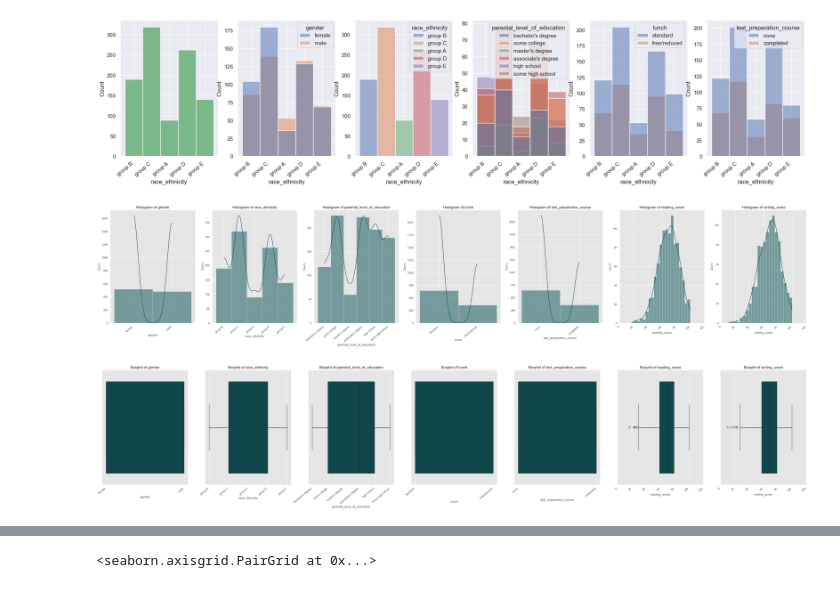
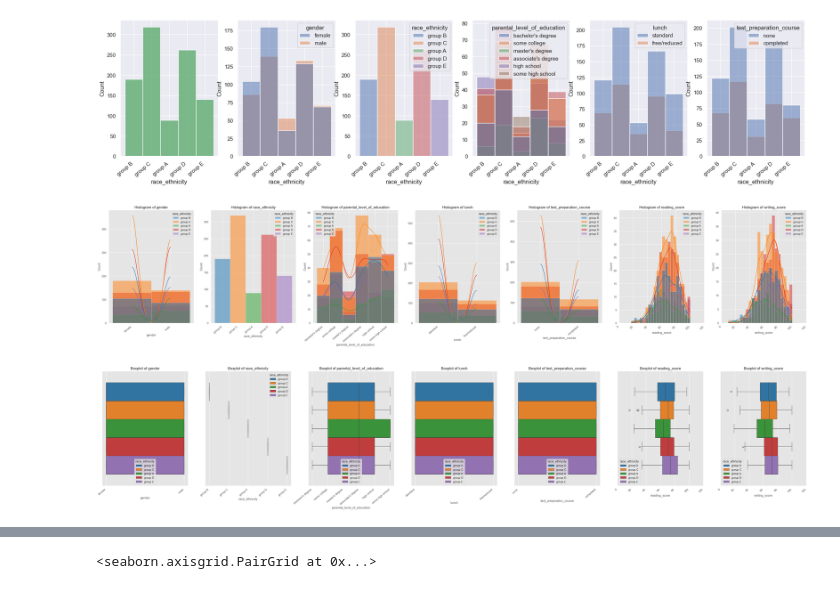
Before and after one commit to badutka/ml-app, a Jupyter notebook: research/validation.ipynb, the cells around one changed output, grey strips where cells are left out. Drawn from its saved outputs; the diff is of its cells as text; code cells hidden in the pictures.

Commit message:
added hue option

```diff
--- a/research/validation.ipynb
+++ b/research/validation.ipynb
@@ -193,7 +193,7 @@ def setup_plots_grid_size(num_rows, num_cols):
 # %%
 color_dark_cyan = '#065054'  # #075f63
 # %%
-def distribution_plots(df, target, option='violin'):
+def distribution_plots(df, target, option='violin', hue=None):
    num_rows, num_cols = setup_plots_grid(num_plots=len(df.columns) - 1, max_cols_in_row=7)
    figsize = setup_plots_grid_size(num_rows, num_cols)
    fig, axs = plt.subplots(num_rows, num_cols, figsize=figsize)
@@ -207,22 +207,24 @@ def distribution_plots(df, target, option='violin'):
       else:
          ax = axs[row_num, col_num]
 
+      pallete = 'tab10' if hue is not None else None
+
       match option:
             case 'violin':
-               sns.violinplot(data=df, x=target, y=col, bw_adjust=.5, ax=ax).set(title=f'{col} by {target}.')  # or target by col for numerical
+               sns.violinplot(data=df, x=target, y=col, bw_adjust=.5, hue=hue, palette=pallete, ax=ax).set(title=f'{col} by {target}.')  # or target by col for numerical
             case 'kde-hist':
-               sns.histplot(data=df, x=col, color=color_dark_cyan, kde=True, ax=ax).set(title=f'Histogram of {col}')
+               sns.histplot(data=df, x=col, color=color_dark_cyan, hue=hue, palette=pallete, kde=True, ax=ax).set(title=f'Histogram of {col}')
             case 'boxplot':
-               sns.boxplot(data=df, x=col, color=color_dark_cyan, ax=ax).set(title=f'Boxplot of {col}')
+               sns.boxplot(data=df, x=col, color=color_dark_cyan, hue=hue, palette=pallete, ax=ax).set(title=f'Boxplot of {col}')
 
       rotate_xticklabels(ax)
 
    plt.show()
 # %%
-distribution_plots(df=df, target='math_score', option='kde-hist')
+distribution_plots(df=df, target='math_score', option='kde-hist', hue='race_ethnicity')
 # %% [output]
-[figure, old version]
+[figure, new version]
 # %%
-distribution_plots(df=df, target='math_score', option='boxplot')
+distribution_plots(df=df, target='math_score', option='boxplot', hue='race_ethnicity')
 # %% [output]
-[figure, old version]
+[figure, new version]
```
Also changed, not shown: parts of 2 cells of this notebook.
